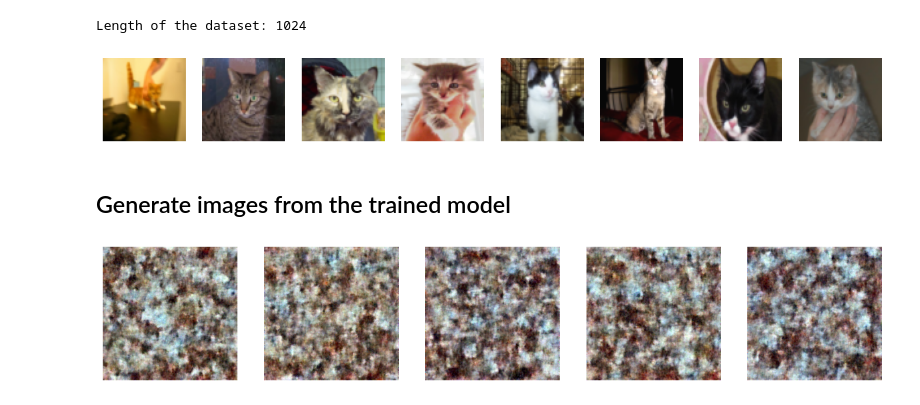
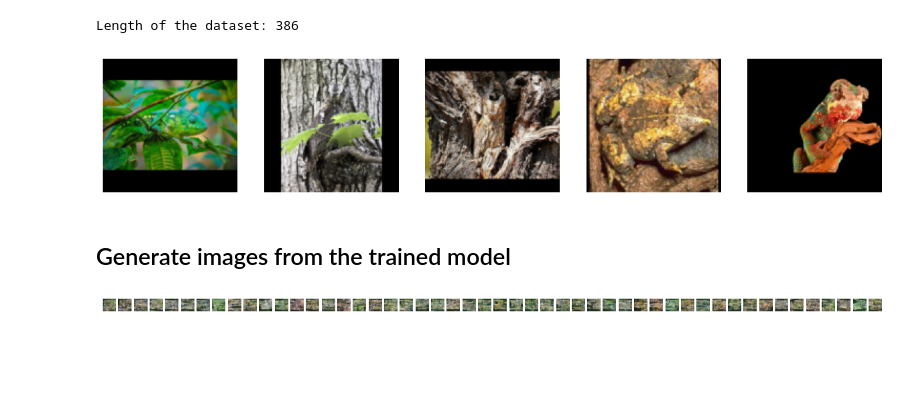
Before and after one commit to alexandermackinnon/postcards-from-my-jungle, a Jupyter notebook: image_generation.ipynb, the cells around one changed output. Drawn from its saved outputs; the diff is of its cells as text; code cells hidden in the pictures; blank space fills up the shorter version.

Commit message:
Release first version

```diff
--- a/image_generation.ipynb
+++ b/image_generation.ipynb
@@ -1,6 +1,10 @@
 # %%
 # Install necessary libraries
 !pip install diffusers datasets transformers accelerate scipy ftfy
+
+import os
+
+os.environ["PYTORCH_CUDA_ALLOC_CONF"] = "expandable_segments:True"
 
 import datasets
 import diffusers
@@ -20,18 +24,14 @@ datasets.logging.set_verbosity_error()
 diffusers.logging.set_verbosity_error()
 huggingface_hub.logging.set_verbosity_error()
 
-# Load your own dataset
-dataset = load_dataset("your-dataset-here", split="train")  # Example dataset, replace with your dataset
-
-
-# Create a subset of the first 1024 images
-dataset = dataset.select(range(1024))
+# Load dataset
+dataset = load_dataset("jubba/camouflaged_animals", split="train")
 
 # Check the length of the subset
 print(f"Length of the subset: {len(dataset)}")
 
 # Preprocessing
-image_size = 64
+image_size = 128
 preprocess = transforms.Compose(
     [
         transforms.Resize((image_size, image_size)),
@@ -86,19 +86,26 @@ model = UNet2DModel(
         "UpBlock2D"),
 ).to("cuda")
 
-noise_scheduler = DDPMScheduler(num_train_timesteps=1000)
+noise_scheduler = DDPMScheduler(num_train_timesteps=1500)
 
 # Optimizer
 optimizer = torch.optim.AdamW(model.parameters(), lr=2e-5)
 
 # Training loop
-num_epochs = 10  # Adjust as needed
+num_epochs = 32  # Adjust as needed
 
 for epoch in range(num_epochs):
     for step, batch in enumerate(train_dataloader):
         clean_images = batch.to("cuda")  # Move batch to GPU
+
+        # Get the actual batch size
+        current_batch_size = clean_images.shape[0]
+
         noise = torch.randn(clean_images.shape).to("cuda")
-        timesteps = torch.randint(0, noise_scheduler.config.num_train_timesteps, (batch_size,), device="cuda").long()
+
+        # Use current_batch_size when generating timesteps
+        timesteps = torch.randint(0, noise_scheduler.config.num_train_timesteps, (current_batch_size,), device="cuda").long()
+
         noisy_images = noise_scheduler.add_noise(clean_images, noise, timesteps)
 
         noise_pred = model(noisy_images, timesteps).sample
@@ -142,27 +159,27 @@ DatasetNotFoundError: Dataset 'your-dataset-here' doesn't exist on the Hub or ca
 # %%
 # Check the length of the dataset
 print(f"Length of the dataset: {len(dataset)}")
 
 # Visualize some images from the dataset
 import matplotlib.pyplot as plt
 
 def visualize_images(dataset, num_images=5):
     fig, axes = plt.subplots(1, num_images, figsize=(15, 3))
     for i in range(num_images):
         # Get an image from the dataset
         image = dataset[i]["pixel_values"]  # Access the preprocessed tensor
         # Convert tensor to numpy and denormalize
         image = image.permute(1, 2, 0).cpu().numpy()  # Change from (C, H, W) to (H, W, C)
         image = (image * 0.5) + 0.5  # Denormalize from [-1, 1] to [0, 1]
         axes[i].imshow(image)
         axes[i].axis("off")
     plt.show()
 
 # Visualize 5 images
-visualize_images(dataset, num_images=8)
+visualize_images(dataset, num_images=5)
 # %% [output]
-Length of the dataset: 1024
+Length of the dataset: 386
-[figure, old version]
+[figure, new version]
 # %% [markdown]
 ## Generate images from the trained model
 # %%
@@ -173,7 +190,7 @@ import matplotlib.pyplot as plt
 
 # Load the trained model
 model = UNet2DModel(
-    sample_size=64,  # Match the image size used during training
+    sample_size=128,  # Match the image size used during training
     in_channels=3,
     out_channels=3,
     layers_per_block=2,
@@ -202,7 +219,7 @@ noise_scheduler = DDPMScheduler(num_train_timesteps=1000)
 def generate_images(num_images=1):
     with torch.no_grad():  # Disable gradient computation
         # Start from random noise
-        noise = torch.randn((num_images, 3, 256, 256)).to("cuda")  # Match input dimensions
+        noise = torch.randn((num_images, 3, 128, 128)).to("cuda")  # Match input dimensions
         images = noise
 
         # Denoising loop
@@ -220,7 +237,7 @@ def generate_images(num_images=1):
         return images
 
 # Generate and visualize images
-num_images = 5
+num_images = 50
 generated_images = generate_images(num_images)
 
 # Plot the generated images
@@ -231,7 +248,7 @@ for i, img in enumerate(generated_images):
     axes[i].axis("off")
 plt.show()
 # %% [output]
-[figure, old version]
+[figure, new version]
 # %%
 import os
 from matplotlib import pyplot as plt
```
Also changed, not shown: parts of 3 cells of this notebook, 59 other files.
